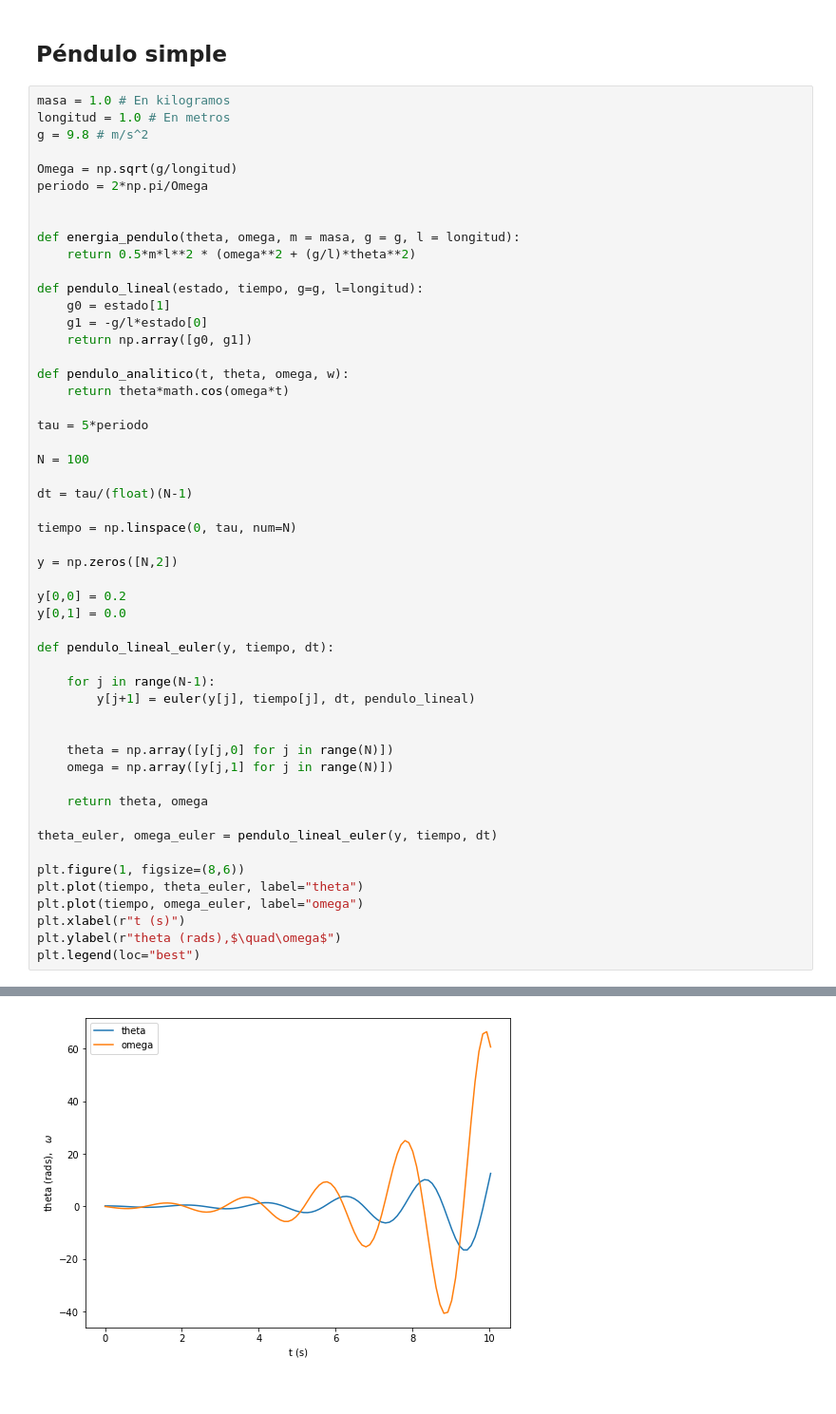
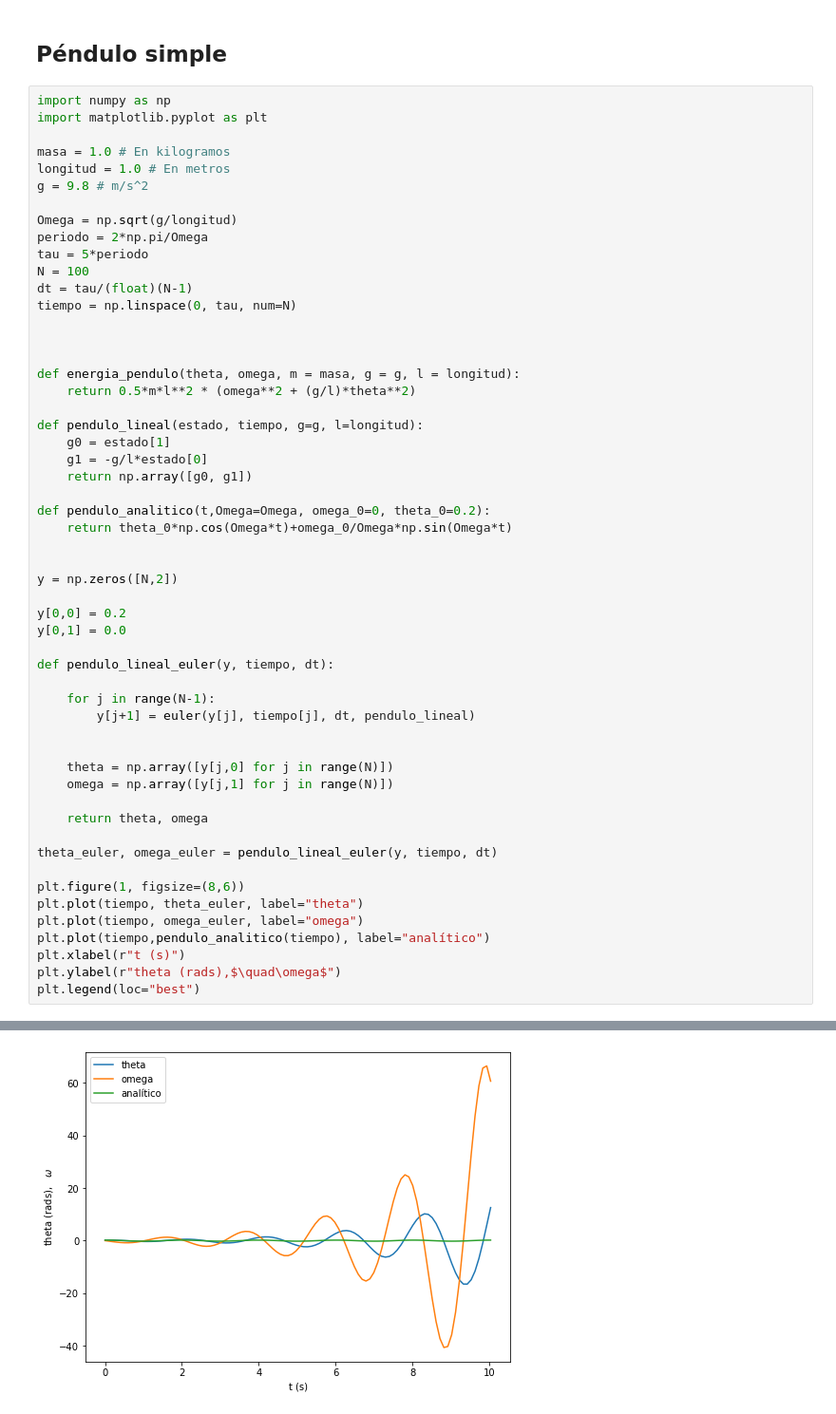
Before and after one commit to jesusigarmor/Matematicas-computacionales-fall2020, a Jupyter notebook: alumnos/anacris2802/EjerciciosClase.ipynb, the cells around one changed output, grey strips where cells are left out. Shown at 95% size. Drawn from its saved outputs; the diff is of its cells as text.

```diff
--- a/alumnos/anacris2802/EjerciciosClase.ipynb
+++ b/alumnos/anacris2802/EjerciciosClase.ipynb
@@ -687,12 +687,20 @@ plt.legend(loc="best")
 # %% [markdown]
 ## Péndulo simple
 # %%
+import numpy as np
+import matplotlib.pyplot as plt
+
 masa = 1.0 # En kilogramos
 longitud = 1.0 # En metros
 g = 9.8 # m/s^2
 
 Omega = np.sqrt(g/longitud)
 periodo = 2*np.pi/Omega
+tau = 5*periodo
+N = 100
+dt = tau/(float)(N-1)
+tiempo = np.linspace(0, tau, num=N)
+
 
 
 def energia_pendulo(theta, omega, m = masa, g = g, l = longitud):
@@ -703,41 +711,35 @@ def pendulo_lineal(estado, tiempo, g=g, l=longitud):
     g1 = -g/l*estado[0]
     return np.array([g0, g1])
 
-def pendulo_analitico(t, theta, omega, w):
-    return theta*math.cos(omega*t)
+def pendulo_analitico(t,Omega=Omega, omega_0=0, theta_0=0.2):
+    return theta_0*np.cos(Omega*t)+omega_0/Omega*np.sin(Omega*t)
 
-tau = 5*periodo
-
-N = 100
-
-dt = tau/(float)(N-1)
-
-tiempo = np.linspace(0, tau, num=N)
 
 y = np.zeros([N,2])
 
 y[0,0] = 0.2
 y[0,1] = 0.0
 
 def pendulo_lineal_euler(y, tiempo, dt):
 
     for j in range(N-1):
         y[j+1] = euler(y[j], tiempo[j], dt, pendulo_lineal)
 
 
     theta = np.array([y[j,0] for j in range(N)])
     omega = np.array([y[j,1] for j in range(N)])
 
     return theta, omega
 
 theta_euler, omega_euler = pendulo_lineal_euler(y, tiempo, dt)
 
 plt.figure(1, figsize=(8,6))
 plt.plot(tiempo, theta_euler, label="theta")
 plt.plot(tiempo, omega_euler, label="omega")
+plt.plot(tiempo,pendulo_analitico(tiempo), label="analítico")
 plt.xlabel(r"t (s)")
 plt.ylabel(r"theta (rads),$\quad\omega$")
 plt.legend(loc="best")
 # %% [output]
 <matplotlib.legend.Legend at 0x...>
-[figure, old version]
+[figure, new version]
```
Also changed, not shown: parts of 14 cells of this notebook, 1 other file.
